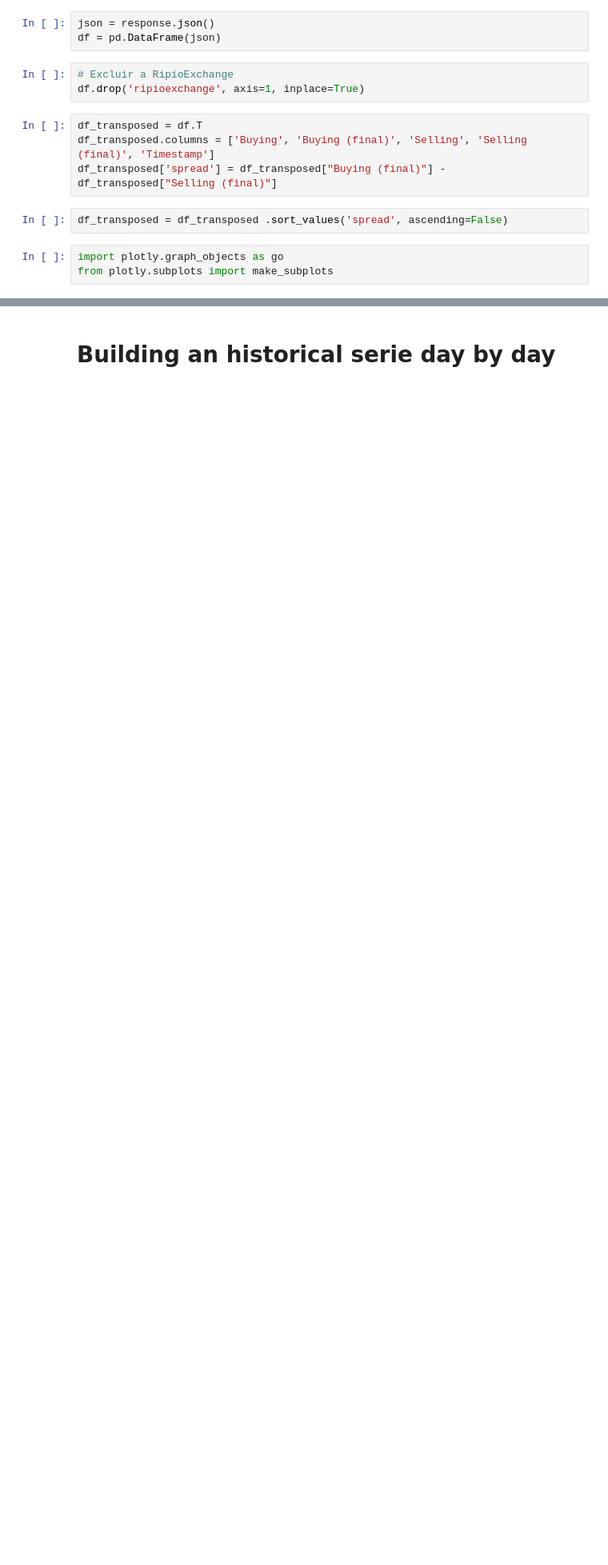
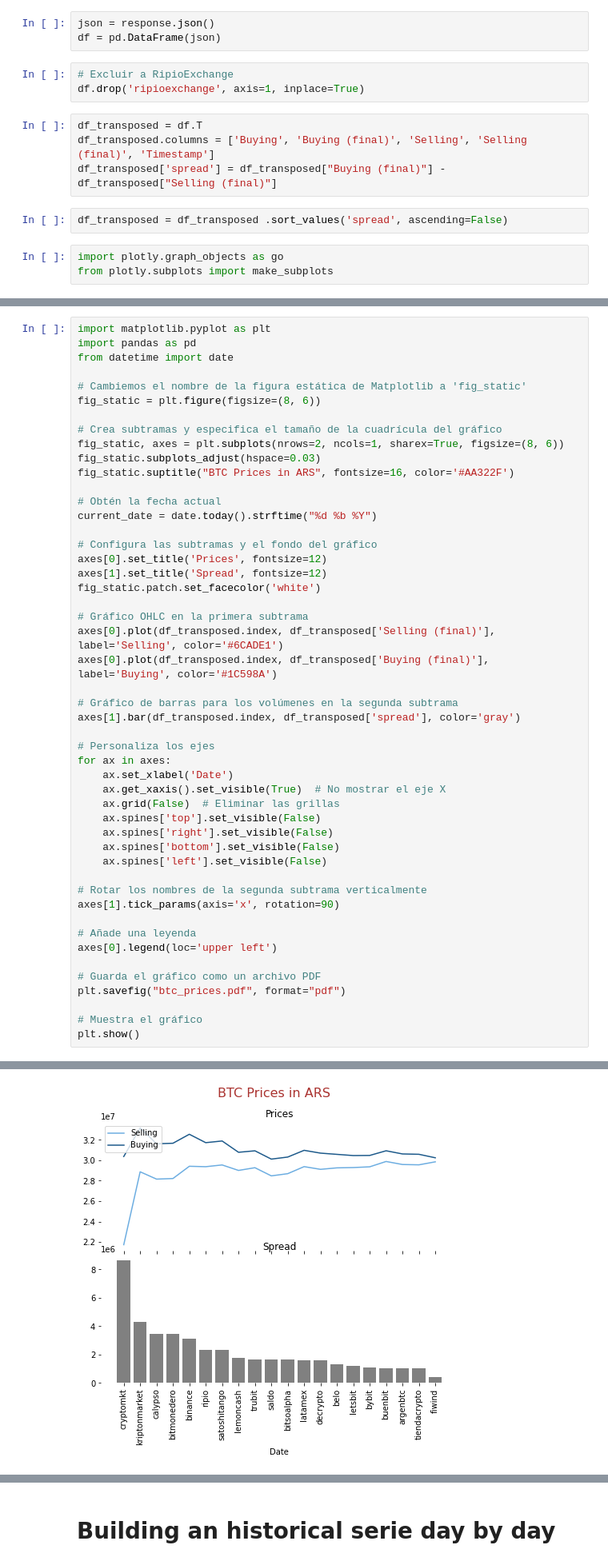
Before and after one commit to emigiupponi/btc-ranking-prices-arg, a Jupyter notebook: btc-ranking-prices-in-argentina.ipynb, the cells around one changed output, grey strips where cells are left out. Shown at 80% size. Cells and saved outputs as stored; diff of their text form; blank space fills up the shorter version.

Commit message:
Kaggle Notebook | BTC ranking prices in Argentina | Version 170

```diff
--- a/btc-ranking-prices-in-argentina.ipynb
+++ b/btc-ranking-prices-in-argentina.ipynb
@@ -81,3 +81,53 @@ fig.update(layout_xaxis_rangeslider_visible=False)
 fig.show()
 # %% [output]
 [interactive output not drawn]
+# %%
+import matplotlib.pyplot as plt
+import pandas as pd
+from datetime import date
+
+# Cambiemos el nombre de la figura estática de Matplotlib a 'fig_static'
+fig_static = plt.figure(figsize=(8, 6))
+
+# Crea subtramas y especifica el tamaño de la cuadrícula del gráfico
+fig_static, axes = plt.subplots(nrows=2, ncols=1, sharex=True, figsize=(8, 6))
+fig_static.subplots_adjust(hspace=0.03)
+fig_static.suptitle("BTC Prices in ARS", fontsize=16, color='#AA322F')
+
+# Obtén la fecha actual
+current_date = date.today().strftime("%d %b %Y")
+
+# Configura las subtramas y el fondo del gráfico
+axes[0].set_title('Prices', fontsize=12)
+axes[1].set_title('Spread', fontsize=12)
+fig_static.patch.set_facecolor('white')
+
+# Gráfico OHLC en la primera subtrama
+axes[0].plot(df_transposed.index, df_transposed['Selling (final)'], label='Selling', color='#6CADE1')
+axes[0].plot(df_transposed.index, df_transposed['Buying (final)'], label='Buying', color='#1C598A')
+
+# Gráfico de barras para los volúmenes en la segunda subtrama
+axes[1].bar(df_transposed.index, df_transposed['spread'], color='gray')
+
+# Personaliza los ejes
+for ax in axes:
+    ax.set_xlabel('Date')
+    ax.get_xaxis().set_visible(True)  # No mostrar el eje X
+    ax.grid(False)  # Eliminar las grillas
+    ax.spines['top'].set_visible(False)
+    ax.spines['right'].set_visible(False)
+    ax.spines['bottom'].set_visible(False)
+    ax.spines['left'].set_visible(False)
+
+# Rotar los nombres de la segunda subtrama verticalmente
+axes[1].tick_params(axis='x', rotation=90)
+
+# Añade una leyenda
+axes[0].legend(loc='upper left')
+
+# Guarda el gráfico como un archivo PDF
+plt.savefig("btc_prices.pdf", format="pdf")
+
+# Muestra el gráfico
+plt.show()
+# %% [output]
@@ -84,3 +135,4 @@ fig.show()
+[figure, added]
 # %%
 import pandas as pd
 from datetime import datetime
```
Also changed, not shown: parts of 13 cells of this notebook.
